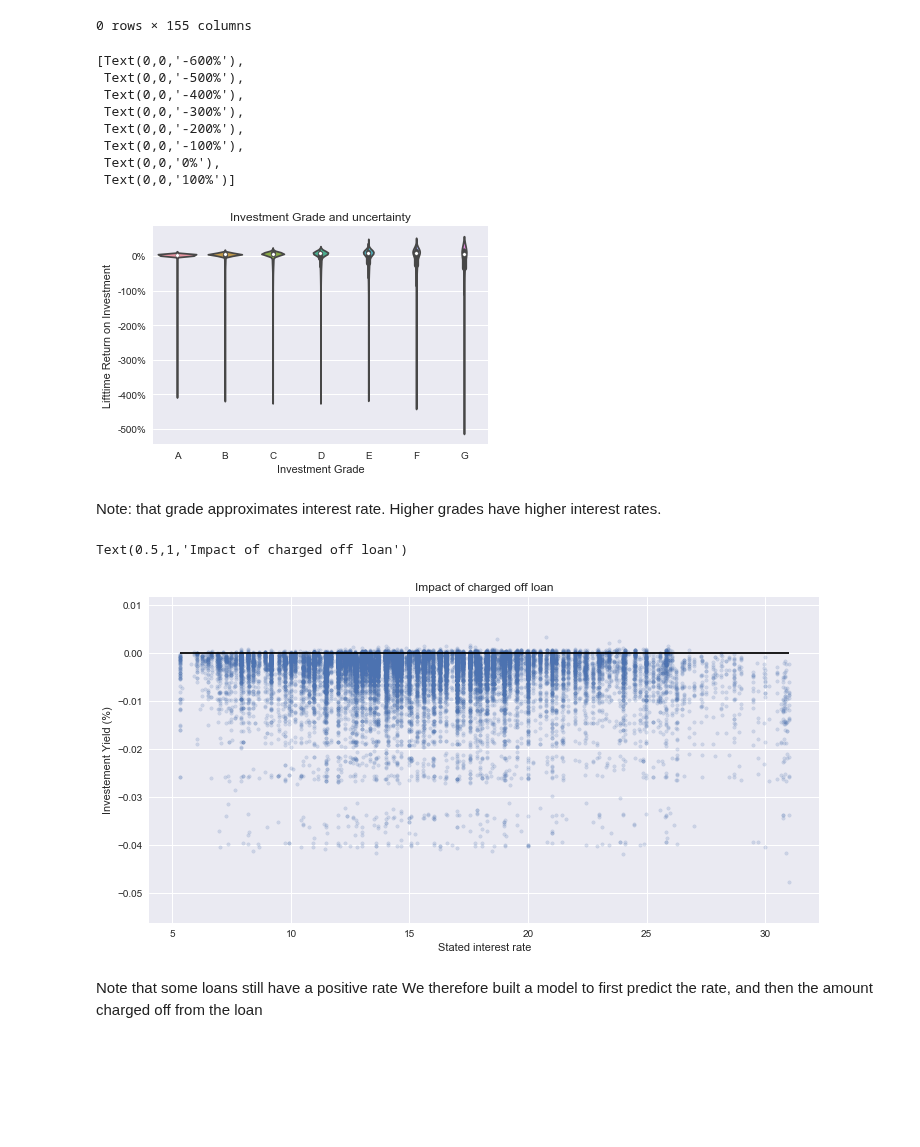
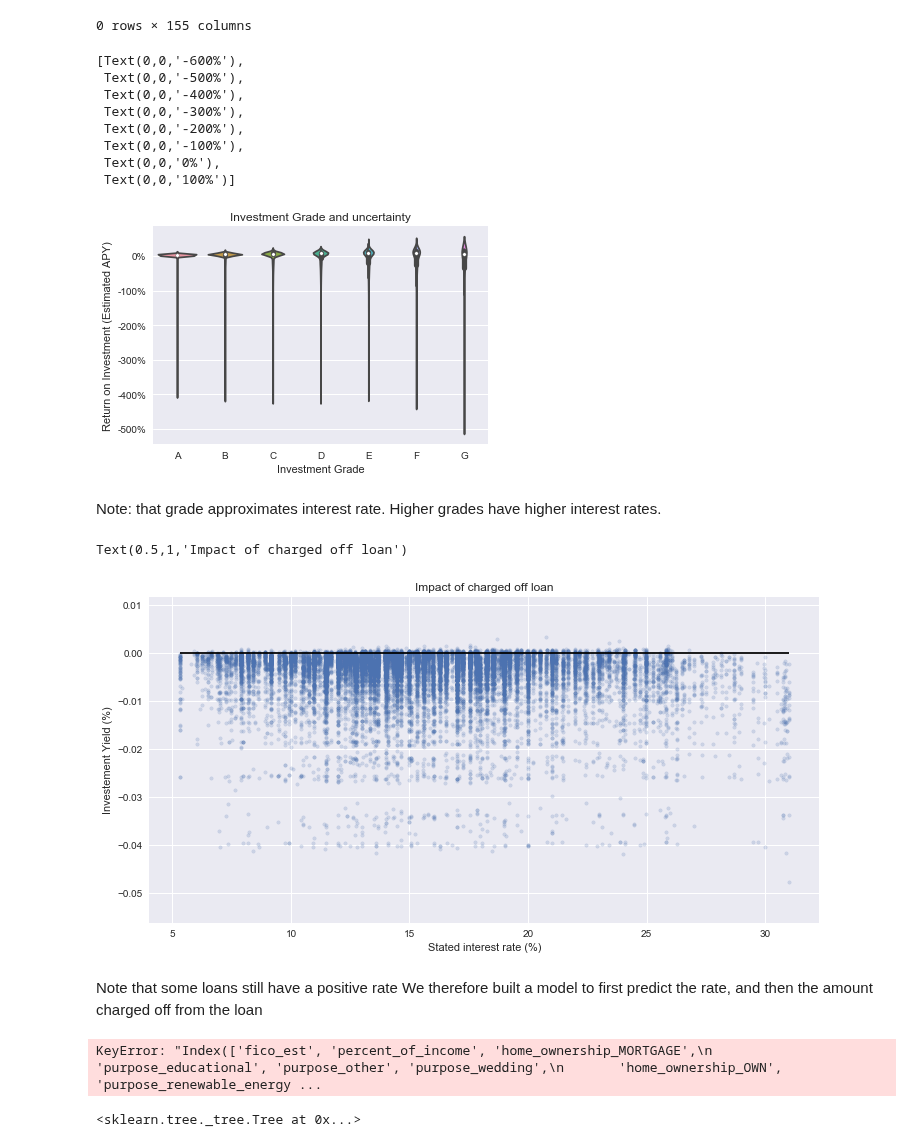
Before and after one commit to Polkaguy/Final-Project, a Jupyter notebook: Visuals.ipynb, the cells around one changed output. Cells and saved outputs as stored; diff of their text form; code cells hidden in the pictures; blank space fills up the shorter version.

```diff
--- a/Visuals.ipynb
+++ b/Visuals.ipynb
@@ -146,20 +146,20 @@ df[df['lifetime_return']<0]
 # %%
 ax = sns.violinplot(x="grade", y="yield", data=df.sort_values('grade'))
 ax.set_title('Investment Grade and uncertainty')
 ax.set_xlabel('Investment Grade')
-ax.set_ylabel('Lifttime Return on Investment')
+ax.set_ylabel('Return on Investment (Estimated APY)')
 vals = ax.get_yticks()
 ax.set_yticklabels(['{:,.0%}'.format(x*100) for x in vals])
 # %% [output]
 [Text(0,0,'-600%'),
  Text(0,0,'-500%'),
  Text(0,0,'-400%'),
  Text(0,0,'-300%'),
  Text(0,0,'-200%'),
  Text(0,0,'-100%'),
  Text(0,0,'0%'),
  Text(0,0,'100%')]
-[figure, old version]
+[figure, new version]
 # %% [markdown]
 Note: that grade approximates interest rate. Higher grades have higher interest rates.
 # %%
@@ -169,10 +169,10 @@ plt.scatter(df[fil]['int_rate'],df[fil]['yield'],marker='.',alpha=.2)
 yticks = mtick.FormatStrFormatter('%.0f%%')
 plt.hlines(0,min(df[fil]['int_rate']),max(df[fil]['int_rate']))
 plt.ylabel('Investement Yield (%)')
-plt.xlabel('Stated interest rate')
+plt.xlabel('Stated interest rate (%)')
 plt.title('Impact of charged off loan')
 # %% [output]
 Text(0.5,1,'Impact of charged off loan')
-[figure, old version]
+[figure, new version]
 # %% [markdown]
 Note that some loans still have a positive rate We therefore built a model to first predict the rate, and then the amount charged off from the loan
@@ -178,0 +181,4 @@ Note that some loans still have a positive rate We therefore built a model to fi
+# %%
+df[class_features]
+# %% [output]
+KeyError: "Index(['fico_est', 'percent_of_income', 'home_ownership_MORTGAGE',\n       'purpose_educational', 'purpose_other', 'purpose_wedding',\n       'home_ownership_OWN', 'purpose_renewable_energy ...
@@ -178,0 +187,4 @@ Note that some loans still have a positive rate We therefore built a model to fi
+# %%
+DT.tree_
+# %% [output]
+<sklearn.tree._tree.Tree at 0x...>
```
Also changed, not shown: parts of 3 cells of this notebook, 5 other files.
